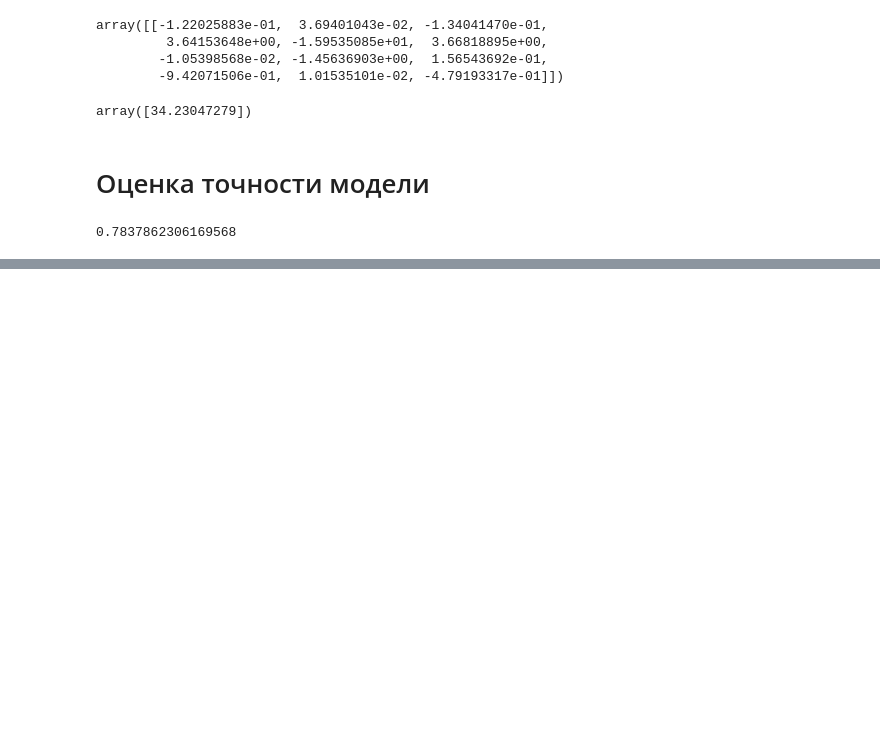
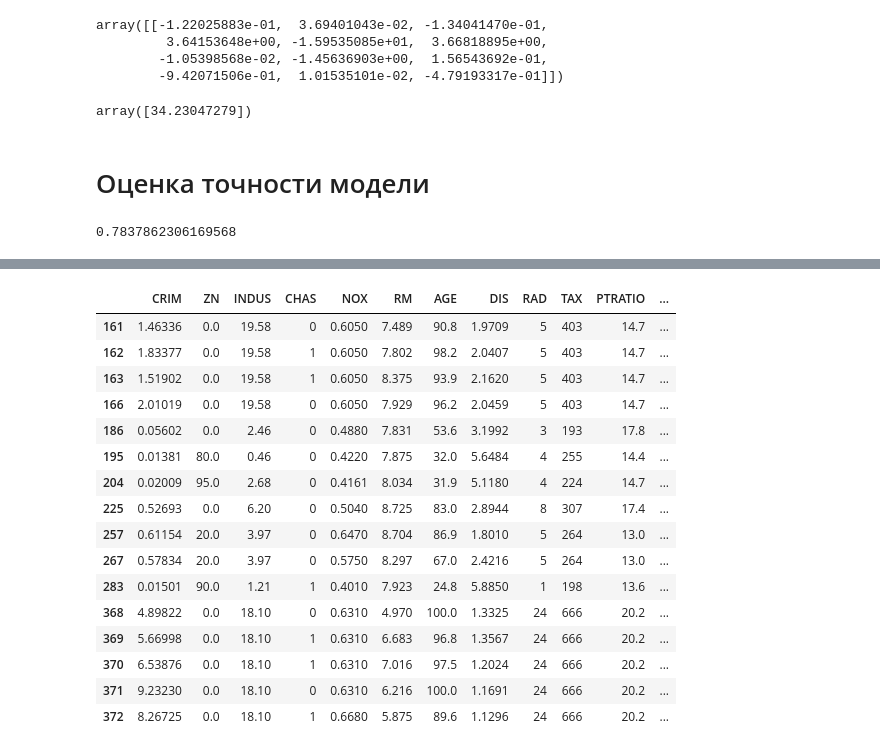
Before and after one commit to Timax/netology_feature_engineering, a Jupyter notebook: hw_2.ipynb, the cells around one changed output, grey strips where cells are left out. Drawn from its saved outputs; the diff is of its cells as text; code cells hidden in the pictures; blank space fills up the shorter version.

```diff
--- a/hw_2.ipynb
+++ b/hw_2.ipynb
@@ -187,0 +197,22 @@ model.score(X1_test, y1_test)
+# %%
+# Посмотрим на данные, для которых MEDV больше 50:
+# Вероятно MEDV "стоимость крутых домов" искуственно ограничена 50 тысячами.
+data.loc[(data['MEDV'] >= 50)]
+# %% [output]
+|  | CRIM | ZN | INDUS | CHAS | NOX | RM | AGE | DIS | RAD | TAX | PTRATIO | ... |
+| 161 | 1.46336 | 0.0 | 19.58 | 0 | 0.6050 | 7.489 | 90.8 | 1.9709 | 5 | 403 | 14.7 | ... |
+| 162 | 1.83377 | 0.0 | 19.58 | 1 | 0.6050 | 7.802 | 98.2 | 2.0407 | 5 | 403 | 14.7 | ... |
+| 163 | 1.51902 | 0.0 | 19.58 | 1 | 0.6050 | 8.375 | 93.9 | 2.1620 | 5 | 403 | 14.7 | ... |
+| 166 | 2.01019 | 0.0 | 19.58 | 0 | 0.6050 | 7.929 | 96.2 | 2.0459 | 5 | 403 | 14.7 | ... |
+| 186 | 0.05602 | 0.0 | 2.46 | 0 | 0.4880 | 7.831 | 53.6 | 3.1992 | 3 | 193 | 17.8 | ... |
+| 195 | 0.01381 | 80.0 | 0.46 | 0 | 0.4220 | 7.875 | 32.0 | 5.6484 | 4 | 255 | 14.4 | ... |
+| 204 | 0.02009 | 95.0 | 2.68 | 0 | 0.4161 | 8.034 | 31.9 | 5.1180 | 4 | 224 | 14.7 | ... |
+| 225 | 0.52693 | 0.0 | 6.20 | 0 | 0.5040 | 8.725 | 83.0 | 2.8944 | 8 | 307 | 17.4 | ... |
+| 257 | 0.61154 | 20.0 | 3.97 | 0 | 0.6470 | 8.704 | 86.9 | 1.8010 | 5 | 264 | 13.0 | ... |
+| 267 | 0.57834 | 20.0 | 3.97 | 0 | 0.5750 | 8.297 | 67.0 | 2.4216 | 5 | 264 | 13.0 | ... |
+| 283 | 0.01501 | 90.0 | 1.21 | 1 | 0.4010 | 7.923 | 24.8 | 5.8850 | 1 | 198 | 13.6 | ... |
+| 368 | 4.89822 | 0.0 | 18.10 | 0 | 0.6310 | 4.970 | 100.0 | 1.3325 | 24 | 666 | 20.2 | ... |
+| 369 | 5.66998 | 0.0 | 18.10 | 1 | 0.6310 | 6.683 | 96.8 | 1.3567 | 24 | 666 | 20.2 | ... |
+| 370 | 6.53876 | 0.0 | 18.10 | 1 | 0.6310 | 7.016 | 97.5 | 1.2024 | 24 | 666 | 20.2 | ... |
+| 371 | 9.23230 | 0.0 | 18.10 | 0 | 0.6310 | 6.216 | 100.0 | 1.1691 | 24 | 666 | 20.2 | ... |
+| 372 | 8.26725 | 0.0 | 18.10 | 1 | 0.6680 | 5.875 | 89.6 | 1.1296 | 24 | 666 | 20.2 | ... |
```
Also changed, not shown: parts of 17 cells of this notebook.
